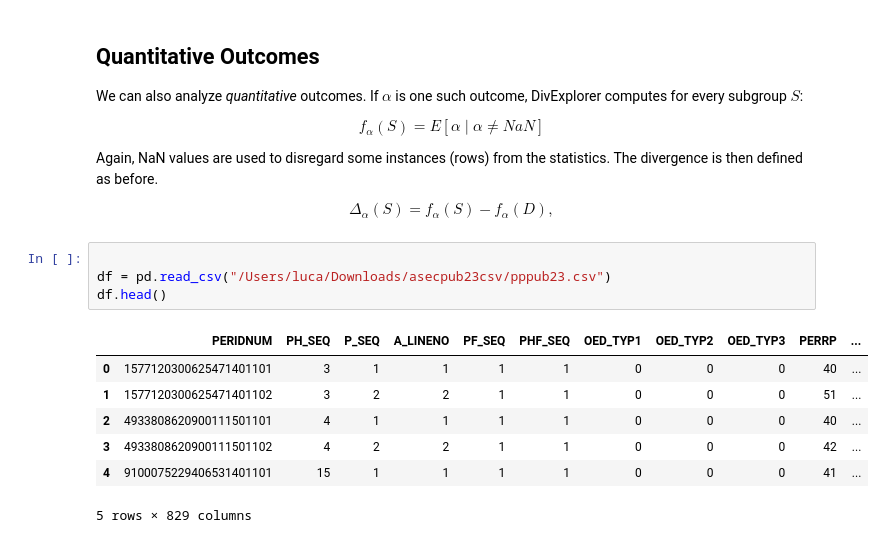
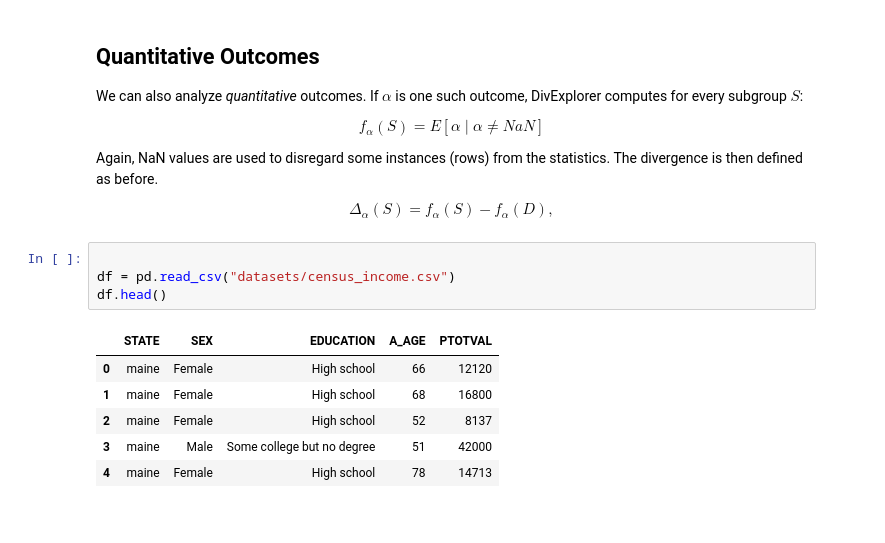
Before and after one commit to divexplorer/divexplorer, a Jupyter notebook: DivExplorerExample.ipynb, the cells around one changed output. Saved outputs shown, nothing was run; the diff lists cells and outputs as text.

```diff
--- a/DivExplorerExample.ipynb
+++ b/DivExplorerExample.ipynb
@@ -249,13 +249,12 @@ $$
 $$
 # %%
 
-df = pd.read_csv("/Users/luca/Downloads/asecpub23csv/pppub23.csv")
+df = pd.read_csv("datasets/census_income.csv")
 df.head()
 # %% [output]
-|  | PERIDNUM | PH_SEQ | P_SEQ | A_LINENO | PF_SEQ | PHF_SEQ | OED_TYP1 | OED_TYP2 | OED_TYP3 | PERRP | ... |
-| 0 | 1577120300625471401101 | 3 | 1 | 1 | 1 | 1 | 0 | 0 | 0 | 40 | ... |
-| 1 | 1577120300625471401102 | 3 | 2 | 2 | 1 | 1 | 0 | 0 | 0 | 51 | ... |
-| 2 | 4933808620900111501101 | 4 | 1 | 1 | 1 | 1 | 0 | 0 | 0 | 40 | ... |
-| 3 | 4933808620900111501102 | 4 | 2 | 2 | 1 | 1 | 0 | 0 | 0 | 42 | ... |
-| 4 | 9100075229406531401101 | 15 | 1 | 1 | 1 | 1 | 0 | 0 | 0 | 41 | ... |
+|  | STATE | SEX | EDUCATION | A_AGE | PTOTVAL |
+| 0 | maine | Female | High school | 66 | 12120 |
+| 1 | maine | Female | High school | 68 | 16800 |
+| 2 | maine | Female | High school | 52 | 8137 |
+| 3 | maine | Male | Some college but no degree | 51 | 42000 |
+| 4 | maine | Female | High school | 78 | 14713 |
-5 rows × 829 columns
```
Also changed, not shown: parts of 10 cells of this notebook, 1 other file.
